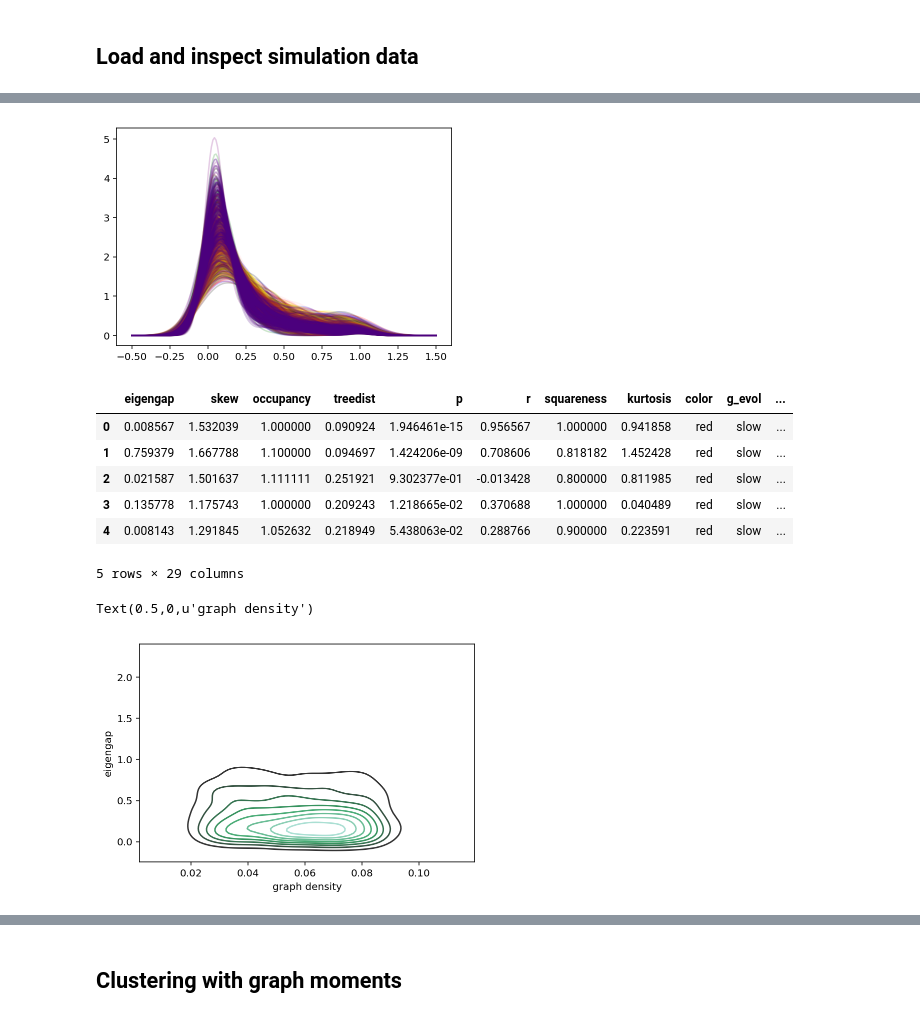
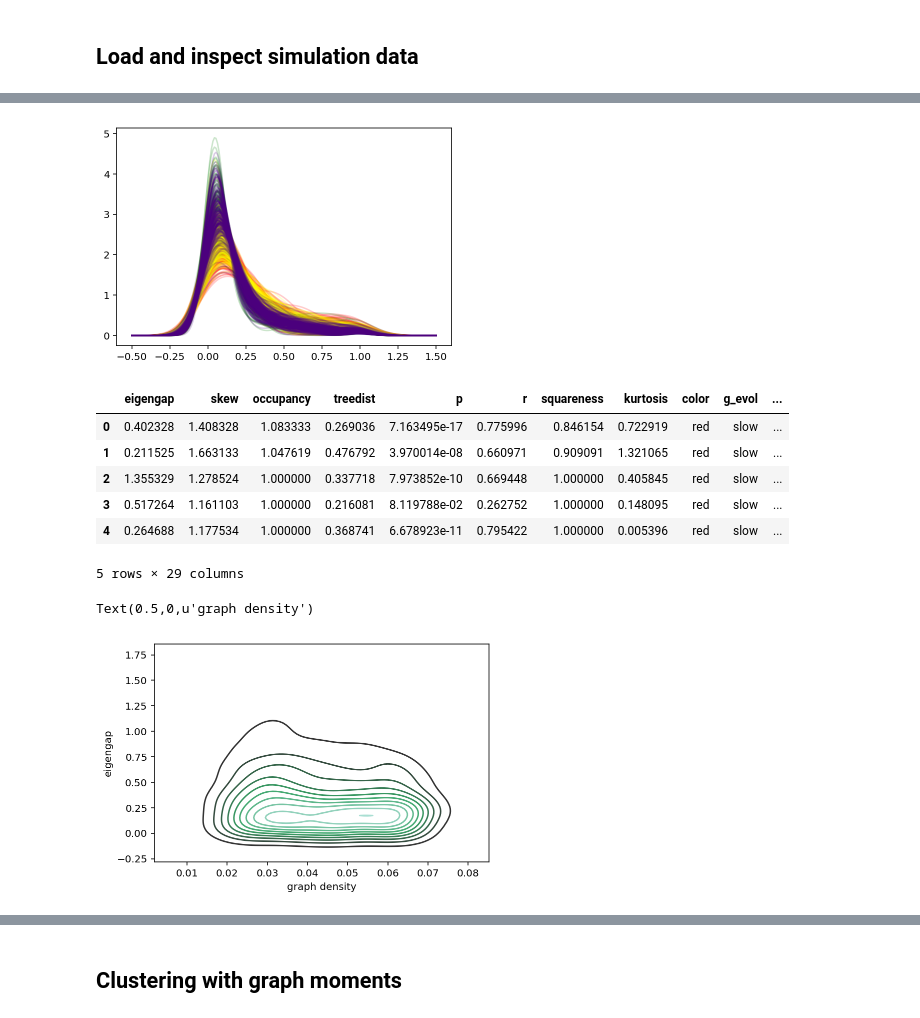
Before and after one commit to ryneches/ManyTrees, a Jupyter notebook: ManyTrees.ipynb, the cells around one changed output, grey strips where cells are left out. Drawn from its saved outputs; the diff is of its cells as text; code cells hidden in the pictures.

```diff
--- a/ManyTrees.ipynb
+++ b/ManyTrees.ipynb
@@ -63,9 +63,12 @@ path_fastswitch_fast     = { 'path'  : 'simulations/fastswitch_fast/',
                              'g_evol': 'fast',
                              'color' : 'indigo' }
 
-allsims = [ path_noswitch_slow,   path_noswitch_balanced,   path_noswitch_fast,
-            path_slowswitch_slow, path_slowswitch_balanced, path_slowswitch_fast,
-            path_fastswitch_slow, path_fastswitch_balanced, path_fastswitch_fast]
+#allsims = [ path_noswitch_slow,   path_noswitch_balanced,   path_noswitch_fast,
+#            path_slowswitch_slow, path_slowswitch_balanced, path_slowswitch_fast,
+#            path_fastswitch_slow, path_fastswitch_balanced, path_fastswitch_fast]
+
+allsims = [ path_noswitch_slow,    path_noswitch_fast,
+            path_fastswitch_slow,  path_fastswitch_fast]
 
 moments = []
 data = []
@@ -116,14 +119,14 @@ Total time elapsed: 00:00:29
-[figure, old version]
+[figure, new version]
 # %%
 q = moments.join(data)
 q.head()
 # %% [output]
 |  | eigengap | skew | occupancy | treedist | p | r | squareness | kurtosis | color | g_evol | ... |
-| 0 | 0.008567 | 1.532039 | 1.000000 | 0.090924 | 1.946461e-15 | 0.956567 | 1.000000 | 0.941858 | red | slow | ... |
-| 1 | 0.759379 | 1.667788 | 1.100000 | 0.094697 | 1.424206e-09 | 0.708606 | 0.818182 | 1.452428 | red | slow | ... |
-| 2 | 0.021587 | 1.501637 | 1.111111 | 0.251921 | 9.302377e-01 | -0.013428 | 0.800000 | 0.811985 | red | slow | ... |
-| 3 | 0.135778 | 1.175743 | 1.000000 | 0.209243 | 1.218665e-02 | 0.370688 | 1.000000 | 0.040489 | red | slow | ... |
-| 4 | 0.008143 | 1.291845 | 1.052632 | 0.218949 | 5.438063e-02 | 0.288766 | 0.900000 | 0.223591 | red | slow | ... |
+| 0 | 0.402328 | 1.408328 | 1.083333 | 0.269036 | 7.163495e-17 | 0.775996 | 0.846154 | 0.722919 | red | slow | ... |
+| 1 | 0.211525 | 1.663133 | 1.047619 | 0.476792 | 3.970014e-08 | 0.660971 | 0.909091 | 1.321065 | red | slow | ... |
+| 2 | 1.355329 | 1.278524 | 1.000000 | 0.337718 | 7.973852e-10 | 0.669448 | 1.000000 | 0.405845 | red | slow | ... |
+| 3 | 0.517264 | 1.161103 | 1.000000 | 0.216081 | 8.119788e-02 | 0.262752 | 1.000000 | 0.148095 | red | slow | ... |
+| 4 | 0.264688 | 1.177534 | 1.000000 | 0.368741 | 6.678923e-11 | 0.795422 | 1.000000 | 0.005396 | red | slow | ... |
 5 rows × 29 columns
 # %%
 #scatter( q.occupancy, q.treedist )
@@ -132,7 +135,7 @@ seaborn.kdeplot( [ ig.density() for ig in igraphs ], q.eigengap )
 xlabel( 'graph density' )
 # %% [output]
 Text(0.5,0,u'graph density')
-[figure, old version]
+[figure, new version]
 # %%
 seaborn.pairplot( q.dropna(), vars=['eigengap', 'skew', 'r', 'treedist',], hue='label' )
 # %% [output]
```
Also changed, not shown: parts of 38 cells of this notebook.
